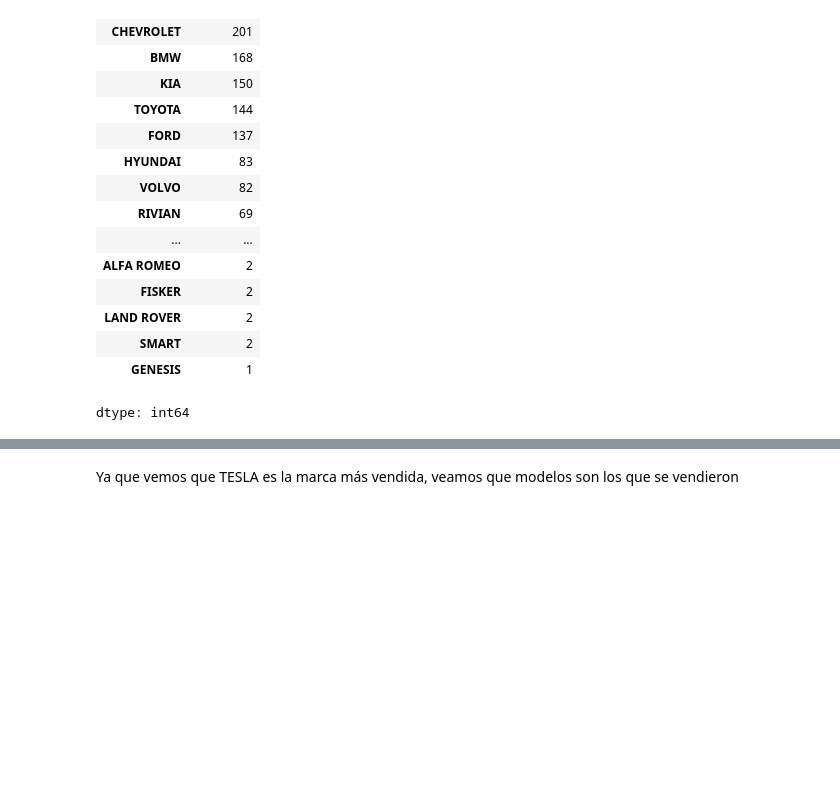
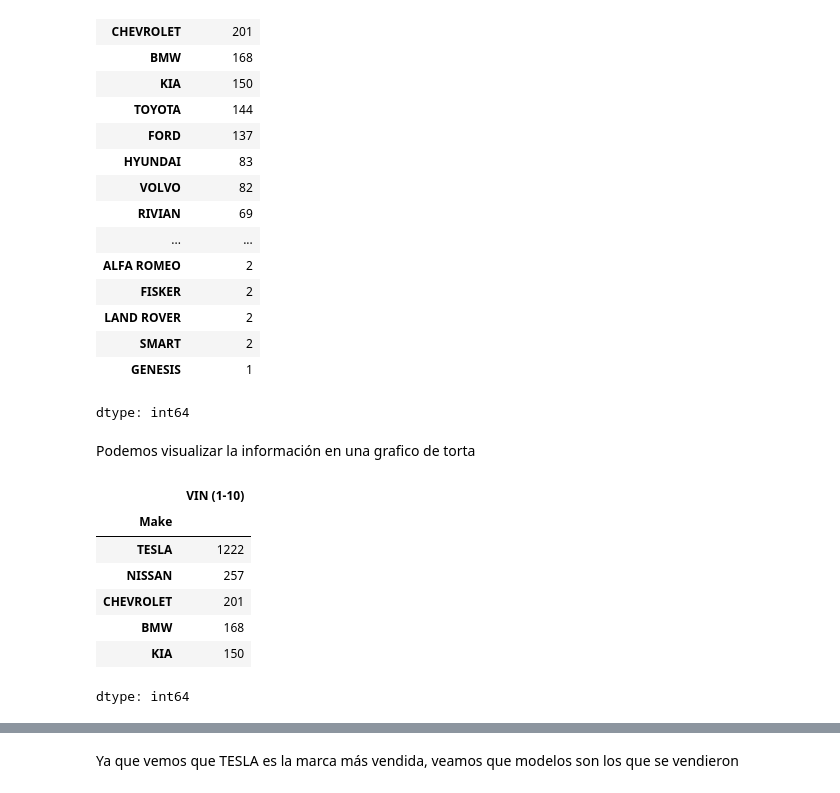
Before and after one commit to Tarde98/DataScienceI, a Jupyter notebook: dataSetTardella.ipynb, the cells around one changed output, grey strips where cells are left out. Cells and saved outputs as stored; diff of their text form; code cells hidden in the pictures; blank space fills up the shorter version.

```diff
--- a/dataSetTardella.ipynb
+++ b/dataSetTardella.ipynb
@@ -123,3 +123,17 @@ pd.concat([marcas_mas_vendidos, marcas_menos_vendidos]) #Los concateno para most
 | SMART | 2 |
 | GENESIS | 1 |
 dtype: int64
+# %% [markdown]
+Podemos visualizar la información en una grafico de torta
+# %%
+top5_vendidos = auto_por_marca.sort_values( ascending=False).head(5)
+top5_vendidos
+# %% [output]
+|  | VIN (1-10) |
+| Make |  |
+| TESLA | 1222 |
+| NISSAN | 257 |
+| CHEVROLET | 201 |
+| BMW | 168 |
+| KIA | 150 |
+dtype: int64
```
Also changed, not shown: parts of 5 cells of this notebook.
